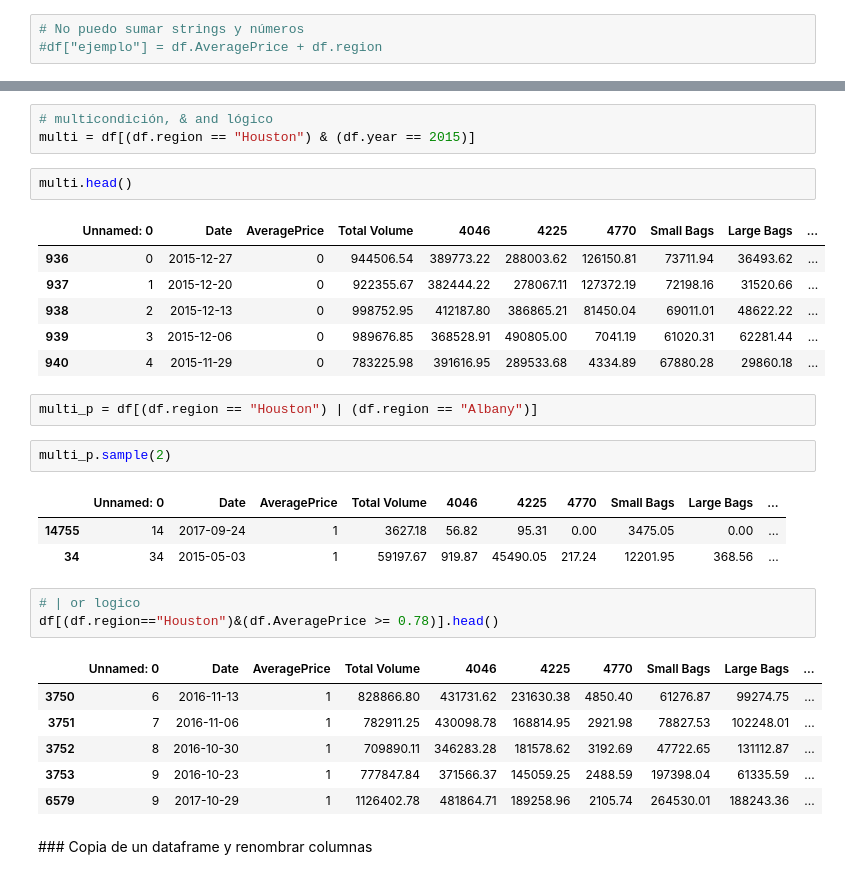
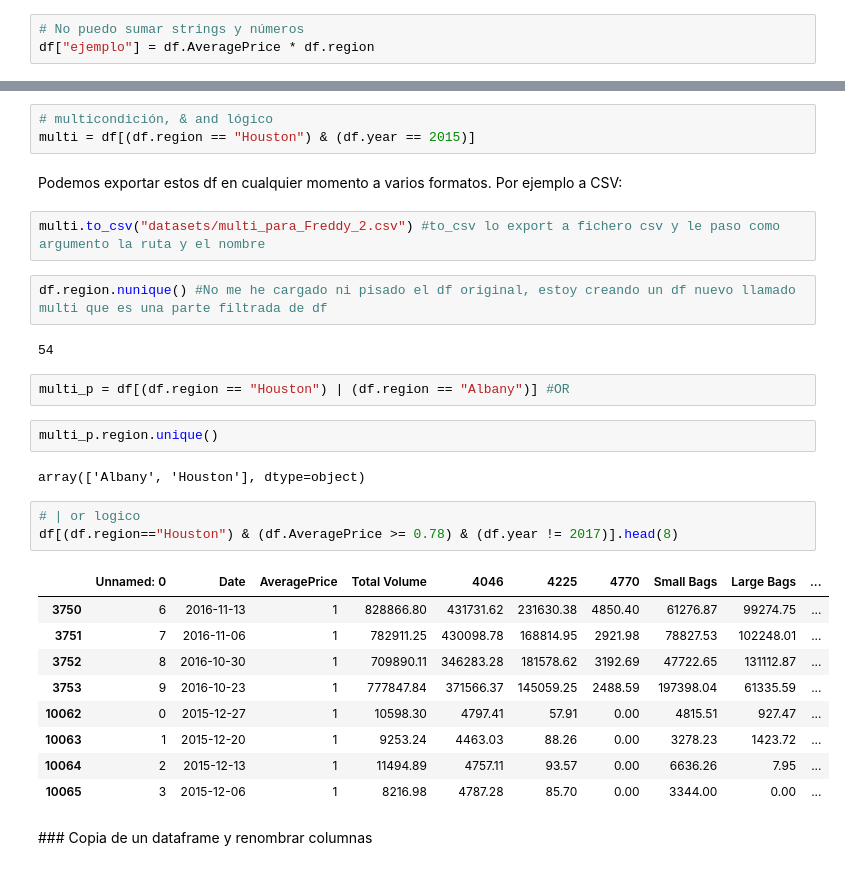
Before and after one commit to wilmer-marquez/Apuntes, a Jupyter notebook: 4_pandas.ipynb, the cells around one changed output, grey strips where cells are left out. Saved outputs shown, nothing was run; the diff lists cells and outputs as text.

```diff
--- a/4_pandas.ipynb
+++ b/4_pandas.ipynb
@@ -1019,3 +1030,3 @@ df.sample()
 # %%
 # No puedo sumar strings y números
-#df["ejemplo"] = df.AveragePrice + df.region
+df["ejemplo"] = df.AveragePrice * df.region
@@ -1065,33 +1108,33 @@ df2.sample(4)
 # %%
 # multicondición, & and lógico
 multi = df[(df.region == "Houston") & (df.year == 2015)]
+# %% [markdown]
+Podemos exportar estos df en cualquier momento a varios formatos. Por ejemplo a CSV:
+# %%
+multi.to_csv("datasets/multi_para_Freddy_2.csv") #to_csv lo export a fichero csv y le paso como argumento la ruta y el nombre
 # %%
-multi.head()
+df.region.nunique() #No me he cargado ni pisado el df original, estoy creando un df nuevo llamado multi que es una parte filtrada de df
 # %% [output]
-|  | Unnamed: 0 | Date | AveragePrice | Total Volume | 4046 | 4225 | 4770 | Small Bags | Large Bags | ... |
-| 936 | 0 | 2015-12-27 | 0 | 944506.54 | 389773.22 | 288003.62 | 126150.81 | 73711.94 | 36493.62 | ... |
-| 937 | 1 | 2015-12-20 | 0 | 922355.67 | 382444.22 | 278067.11 | 127372.19 | 72198.16 | 31520.66 | ... |
-| 938 | 2 | 2015-12-13 | 0 | 998752.95 | 412187.80 | 386865.21 | 81450.04 | 69011.01 | 48622.22 | ... |
-| 939 | 3 | 2015-12-06 | 0 | 989676.85 | 368528.91 | 490805.00 | 7041.19 | 61020.31 | 62281.44 | ... |
-| 940 | 4 | 2015-11-29 | 0 | 783225.98 | 391616.95 | 289533.68 | 4334.89 | 67880.28 | 29860.18 | ... |
+54
 # %%
-multi_p = df[(df.region == "Houston") | (df.region == "Albany")]
+multi_p = df[(df.region == "Houston") | (df.region == "Albany")] #OR
 # %%
-multi_p.sample(2)
+multi_p.region.unique()
 # %% [output]
-|  | Unnamed: 0 | Date | AveragePrice | Total Volume | 4046 | 4225 | 4770 | Small Bags | Large Bags | ... |
-| 14755 | 14 | 2017-09-24 | 1 | 3627.18 | 56.82 | 95.31 | 0.00 | 3475.05 | 0.00 | ... |
-| 34 | 34 | 2015-05-03 | 1 | 59197.67 | 919.87 | 45490.05 | 217.24 | 12201.95 | 368.56 | ... |
+array(['Albany', 'Houston'], dtype=object)
 # %%
 # | or logico
-df[(df.region=="Houston")&(df.AveragePrice >= 0.78)].head()
+df[(df.region=="Houston") & (df.AveragePrice >= 0.78) & (df.year != 2017)].head(8)
 # %% [output]
 |  | Unnamed: 0 | Date | AveragePrice | Total Volume | 4046 | 4225 | 4770 | Small Bags | Large Bags | ... |
 | 3750 | 6 | 2016-11-13 | 1 | 828866.80 | 431731.62 | 231630.38 | 4850.40 | 61276.87 | 99274.75 | ... |
 | 3751 | 7 | 2016-11-06 | 1 | 782911.25 | 430098.78 | 168814.95 | 2921.98 | 78827.53 | 102248.01 | ... |
 | 3752 | 8 | 2016-10-30 | 1 | 709890.11 | 346283.28 | 181578.62 | 3192.69 | 47722.65 | 131112.87 | ... |
 | 3753 | 9 | 2016-10-23 | 1 | 777847.84 | 371566.37 | 145059.25 | 2488.59 | 197398.04 | 61335.59 | ... |
-| 6579 | 9 | 2017-10-29 | 1 | 1126402.78 | 481864.71 | 189258.96 | 2105.74 | 264530.01 | 188243.36 | ... |
+| 10062 | 0 | 2015-12-27 | 1 | 10598.30 | 4797.41 | 57.91 | 0.00 | 4815.51 | 927.47 | ... |
+| 10063 | 1 | 2015-12-20 | 1 | 9253.24 | 4463.03 | 88.26 | 0.00 | 3278.23 | 1423.72 | ... |
+| 10064 | 2 | 2015-12-13 | 1 | 11494.89 | 4757.11 | 93.57 | 0.00 | 6636.26 | 7.95 | ... |
+| 10065 | 3 | 2015-12-06 | 1 | 8216.98 | 4787.28 | 85.70 | 0.00 | 3344.00 | 0.00 | ... |
 # %% [markdown]
 ### Copia de un dataframe y renombrar columnas
 # %%
```
Also changed, not shown: parts of 53 cells of this notebook, 2 other files.
